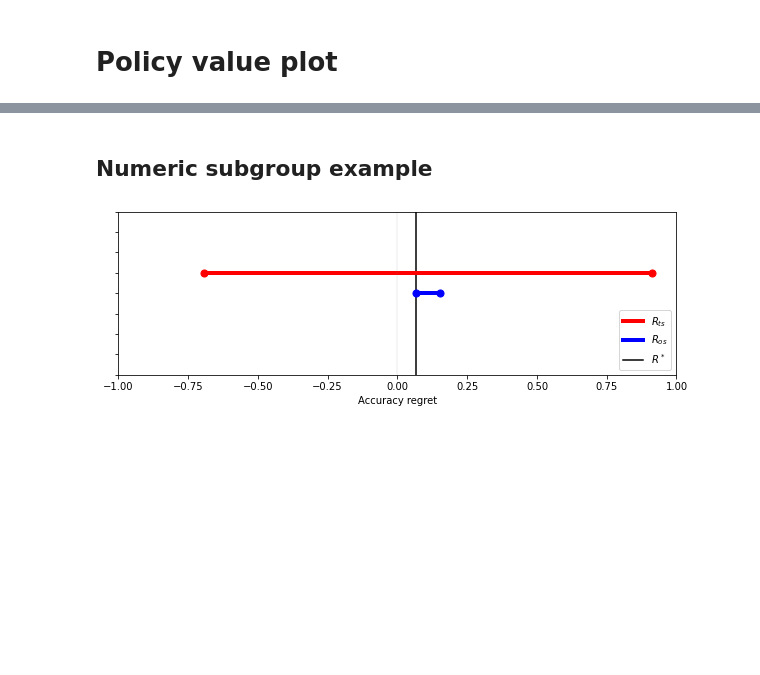
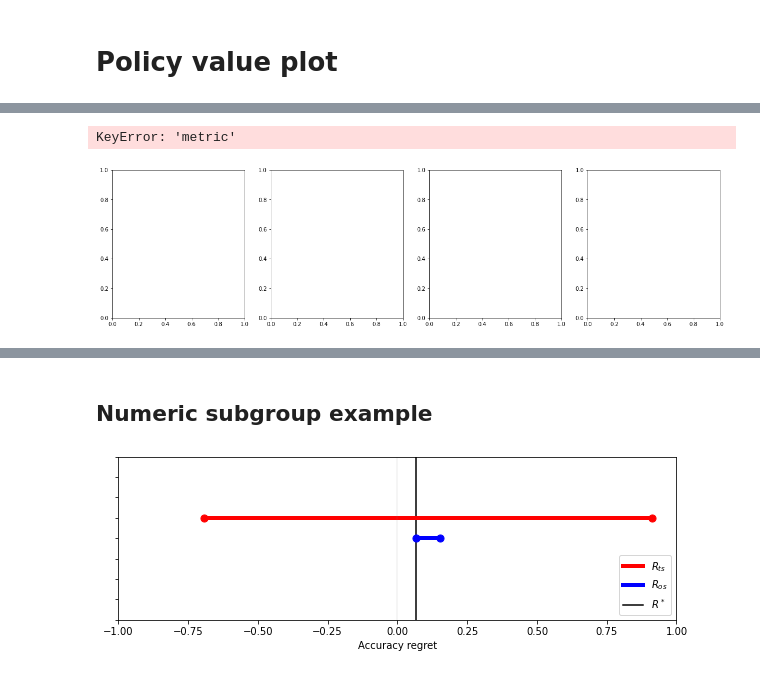
Before and after one commit to lguerdan/policy_comparison_under_confounding, a Jupyter notebook: synthetic_exps.ipynb, the cells around one changed output, grey strips where cells are left out. Saved outputs shown, nothing was run; the diff lists cells and outputs as text; code cells hidden in the pictures; blank space fills up the shorter version.

```diff
--- a/synthetic_exps.ipynb
+++ b/synthetic_exps.ipynb
@@ -75,9 +212,35 @@ plt.savefig('figs/pv_regret.png', dpi=400, bbox_inches='tight')
 # %%
 ## Policy value plot
-N=15000
-n_runs = 1
-results = []
+N=20000
+n_runs = 2
 id_strategies=['Manski']
+metrics = ['FPR', 'FNR', 'TPR', 'TNR', 'ACCURACY', 'PPV', 'NPV']
 
-results = DAY_bernoulli_simulation(N, n_runs)
+results = DAY_bernoulli_simulation(N, id_strategies, metrics, n_runs)
+
+crdf = pd.DataFrame(results)
+delta00 = (crdf['w00_up'] - crdf['w00_down'])
+delta10 = (crdf['w10_up'] - crdf['w10_down'])
+
+v_up = crdf['v11'] + crdf['v01'] + crdf['v10_up'] + crdf['v00_up']
+v_down = crdf['v11'] + crdf['v01'] + crdf['v10_down'] + crdf['v00_down']
+
+crdf['rho_00'] = crdf['v00_true'] + crdf['w00_true']
+crdf['rho_01'] = crdf['v01'] + crdf['w01']
+crdf['rho_10'] = crdf['v10_true'] + crdf['w10_true']
+crdf['rho_11'] = crdf['v11'] + crdf['w11']
+
+crdf['pD'] = crdf['v11'] + crdf['v01'] + crdf['w01'] + crdf['w11']
+crdf['pT'] = crdf['v10_true'] + crdf['v11'] + crdf['w10_true'] + crdf['w11']
+
+crdf['n_pD'] = 1 - crdf['pD']
+crdf['n_pT'] = 1 - crdf['pT']
+
+crdf['pY'] = crdf['v11'] + crdf['v01'] + crdf['v10_true'] + crdf['v00_true']
+
+crdf['PC'] = (delta00*crdf['v11'])/(v_up**2)
+crdf['NC'] = (delta00*crdf['w11'])/((1-v_down)**2)
+
+crdf['NPV_bound'] = (delta00)/crdf[['n_pD', 'n_pT']].max(axis=1)
+crdf['ACCURACY'] = delta00
 # %%
@@ -114,0 +282,10 @@ plt.savefig('figs/metric_bound_plots.png', dpi=500, bbox_inches='tight')
+# %%
+metrics = ['FNR', 'TPR','FPR', 'TNR']
+bound_keys = ['PC', 'PC','NC', 'NC']
+axis_titles = ['$\Delta_{+}$', '$\Delta_{+}$', '$\Delta_{-}$', '$\Delta_{-}$']
+
+
+plot_metrics(crdf, metrics, bound_keys, axis_titles, n_bins=25)
+# %% [output]
+KeyError: 'metric'
+[figure, added]
```
Also changed, not shown: parts of 39 cells of this notebook, 12 other files.
